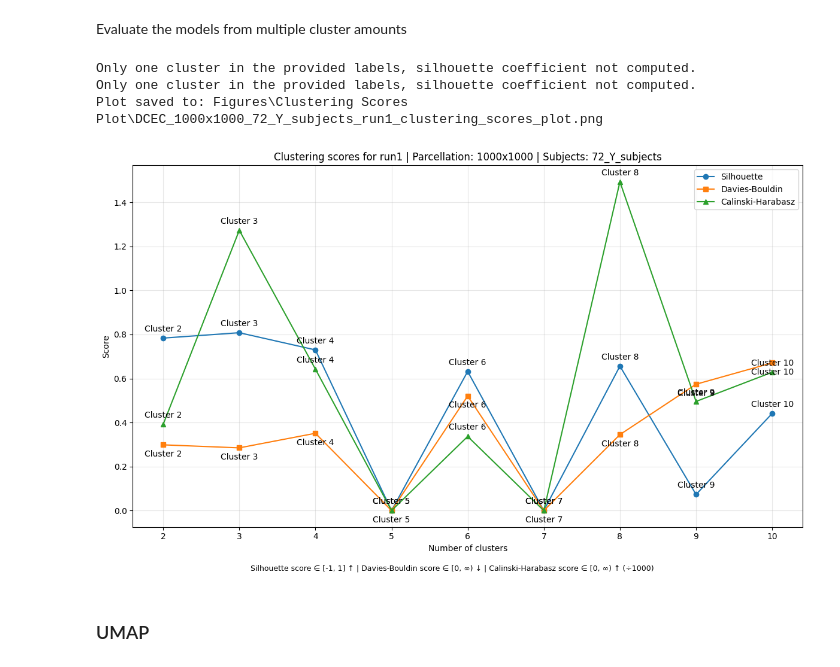
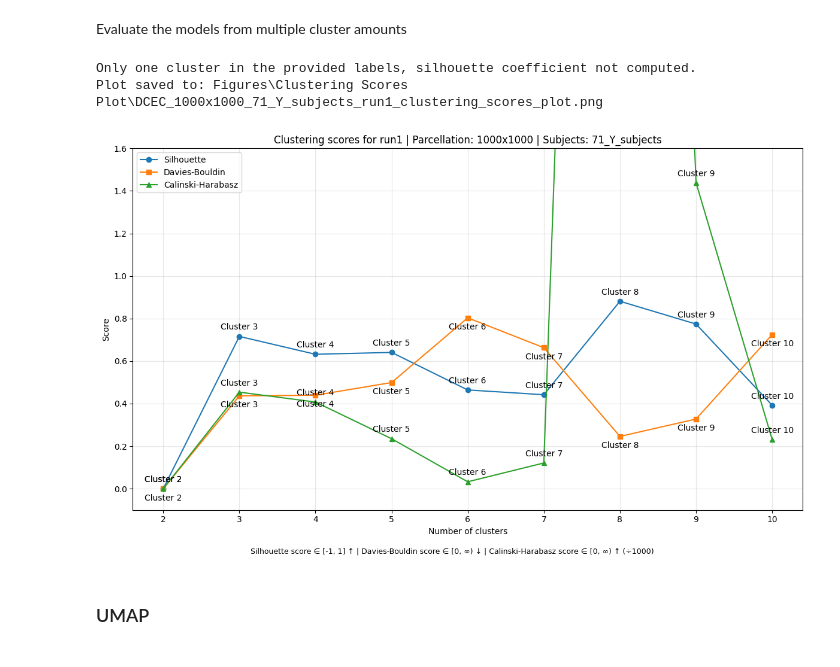
Before and after one commit to Oddrne/Master-Thesis-Autoencoder-and-UMAP-clustering-on-functional-connectivity, a Jupyter notebook: main.ipynb, the cells around one changed output. Cells and saved outputs as stored; diff of their text form; code cells hidden in the pictures.

Commit message:
Ran the final analysis on the 71 subject 1000 parcellation

```diff
--- a/main.ipynb
+++ b/main.ipynb
@@ -515,19 +515,18 @@ for model in os.listdir("Models"):
 # %%
 # Plot the clustering results for the models together
 from Evaluate_models import plot_clustering_scores_sorted
 
 clustering_dir = "Clusters"
-model_prefix = "DCEC_1000x1000_72_Y_subjects_run1_"
+model_prefix = "DCEC_1000x1000_71_Y_subjects_run1_"
 labels_tag = "_labels_predicted_labels_"
 middle_layer_tag = "_middle_layer_predicted_labels_"
 save_path = rf"Figures\Clustering Scores Plot\{model_prefix}clustering_scores_plot.png"
 
-results = plot_clustering_scores_sorted(models_dir=clustering_dir, model_prefix=model_prefix, labels_tag=labels_tag, middle_layer_tag=middle_layer_tag, save_path=save_path)
+results = plot_clustering_scores_sorted(models_dir=clustering_dir, model_prefix=model_prefix, labels_tag=labels_tag, middle_layer_tag=middle_layer_tag, ytop=1.6, save_path=save_path)
 # %% [output]
 Only one cluster in the provided labels, silhouette coefficient not computed.
-Only one cluster in the provided labels, silhouette coefficient not computed.
-Plot saved to: Figures\Clustering Scores Plot\DCEC_1000x1000_72_Y_subjects_run1_clustering_scores_plot.png
+Plot saved to: Figures\Clustering Scores Plot\DCEC_1000x1000_71_Y_subjects_run1_clustering_scores_plot.png
-[figure, old version]
+[figure, new version]
 # %% [markdown]
 ### UMAP
 # %%
```
Also changed, not shown: parts of 5 cells of this notebook, 9 other files.
